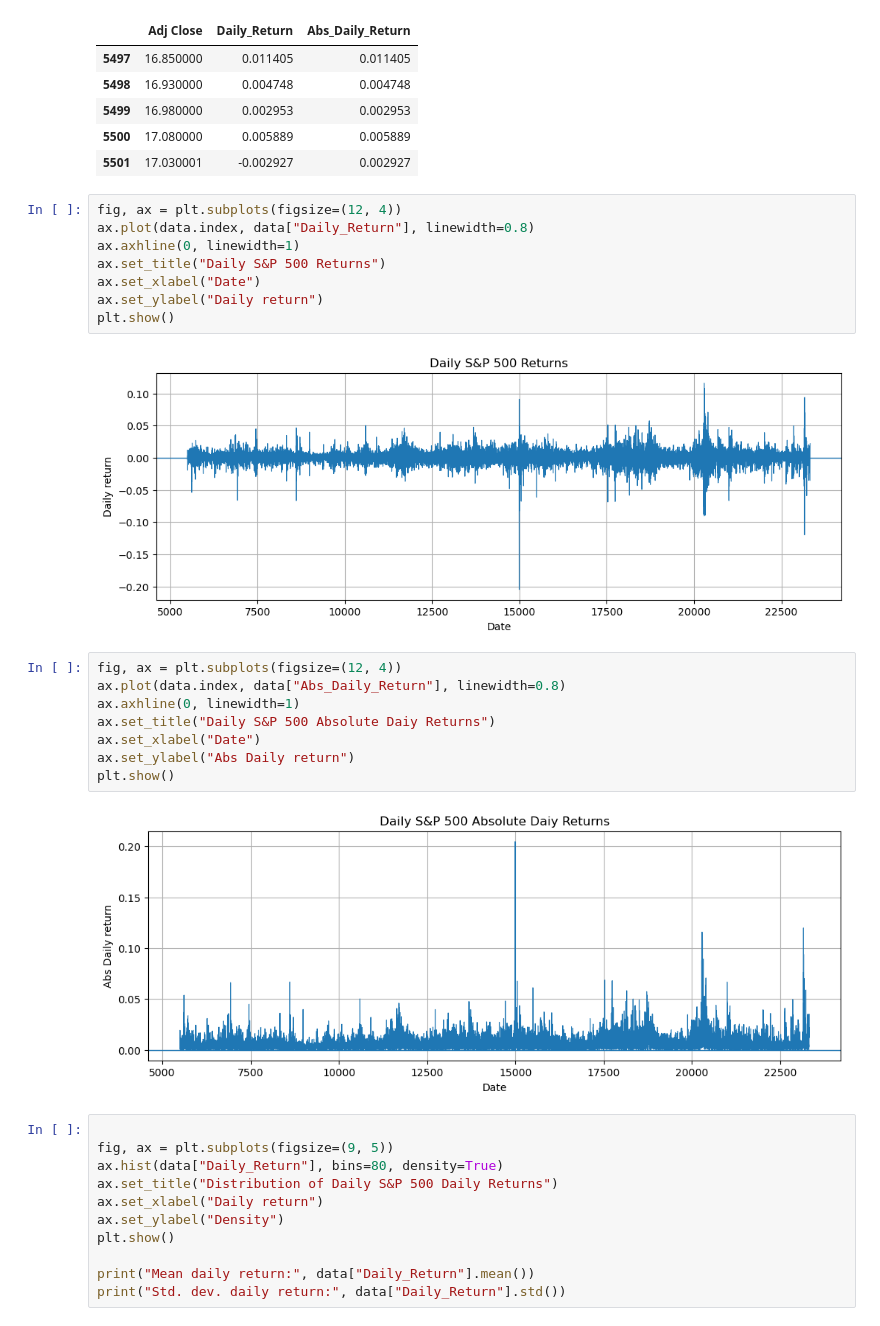
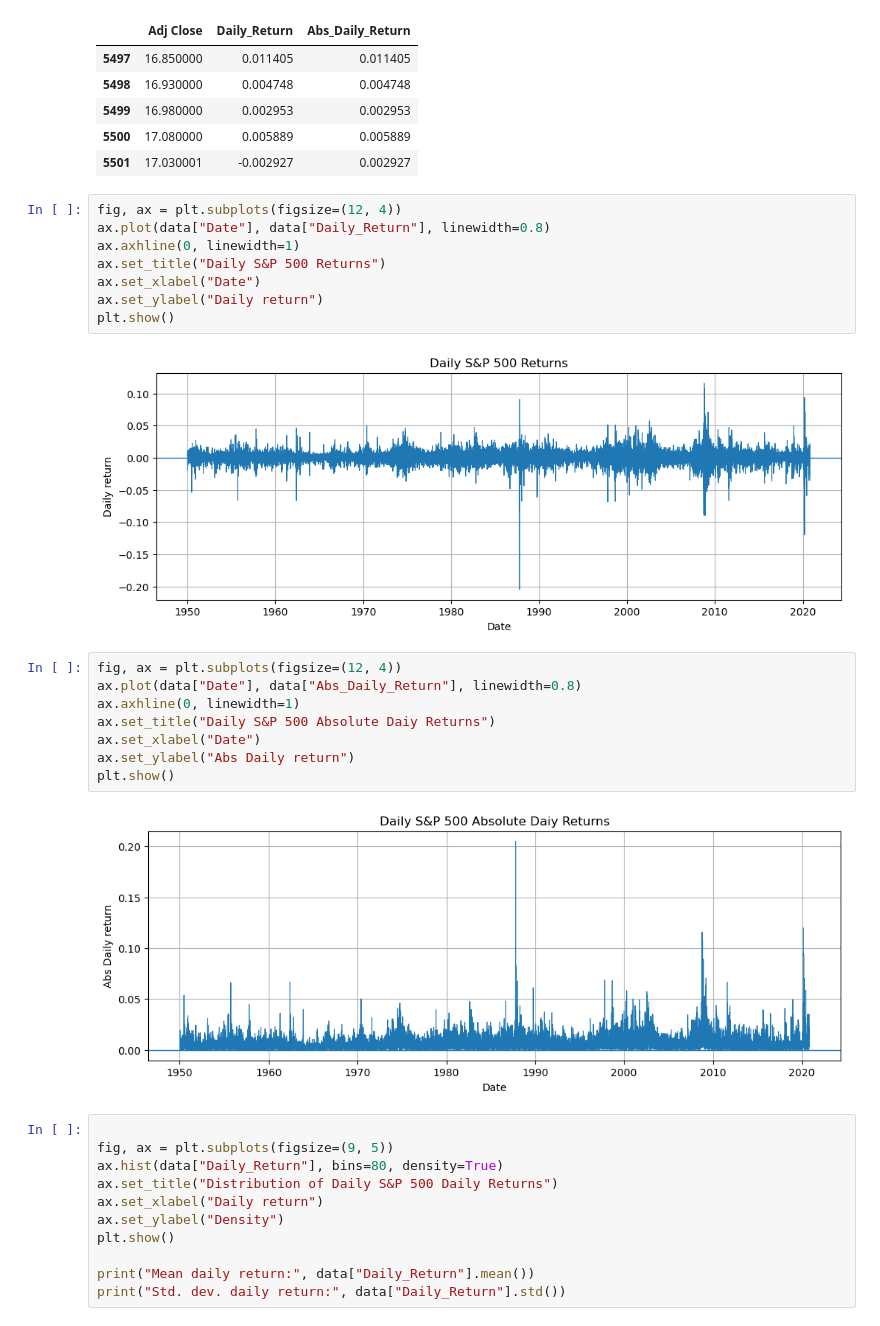
Before and after one commit to JustinTrenchcoat/ASDA_I_Materials, a Jupyter notebook: Probability_Financial_Data_Poisson_Markov_Chebyshev.ipynb, the cells around one changed output. Saved outputs shown, nothing was run; the diff lists cells and outputs as text.

```diff
--- a/Probability_Financial_Data_Poisson_Markov_Chebyshev.ipynb
+++ b/Probability_Financial_Data_Poisson_Markov_Chebyshev.ipynb
@@ -117,24 +119,24 @@ data[["Adj Close", "Daily_Return", "Abs_Daily_Return"]].head()
 | 5501 | 17.030001 | -0.002927 | 0.002927 |
 # %%
 fig, ax = plt.subplots(figsize=(12, 4))
-ax.plot(data.index, data["Daily_Return"], linewidth=0.8)
+ax.plot(data["Date"], data["Daily_Return"], linewidth=0.8)
 ax.axhline(0, linewidth=1)
 ax.set_title("Daily S&P 500 Returns")
 ax.set_xlabel("Date")
 ax.set_ylabel("Daily return")
 plt.show()
 # %% [output]
-[figure, old version]
+[figure, new version]
 # %%
 fig, ax = plt.subplots(figsize=(12, 4))
-ax.plot(data.index, data["Abs_Daily_Return"], linewidth=0.8)
+ax.plot(data["Date"], data["Abs_Daily_Return"], linewidth=0.8)
 ax.axhline(0, linewidth=1)
 ax.set_title("Daily S&P 500 Absolute Daiy Returns")
 ax.set_xlabel("Date")
 ax.set_ylabel("Abs Daily return")
 plt.show()
 # %% [output]
-[figure, old version]
+[figure, new version]
 # %%
 
 fig, ax = plt.subplots(figsize=(9, 5))
```
Also changed, not shown: parts of 19 cells of this notebook.
